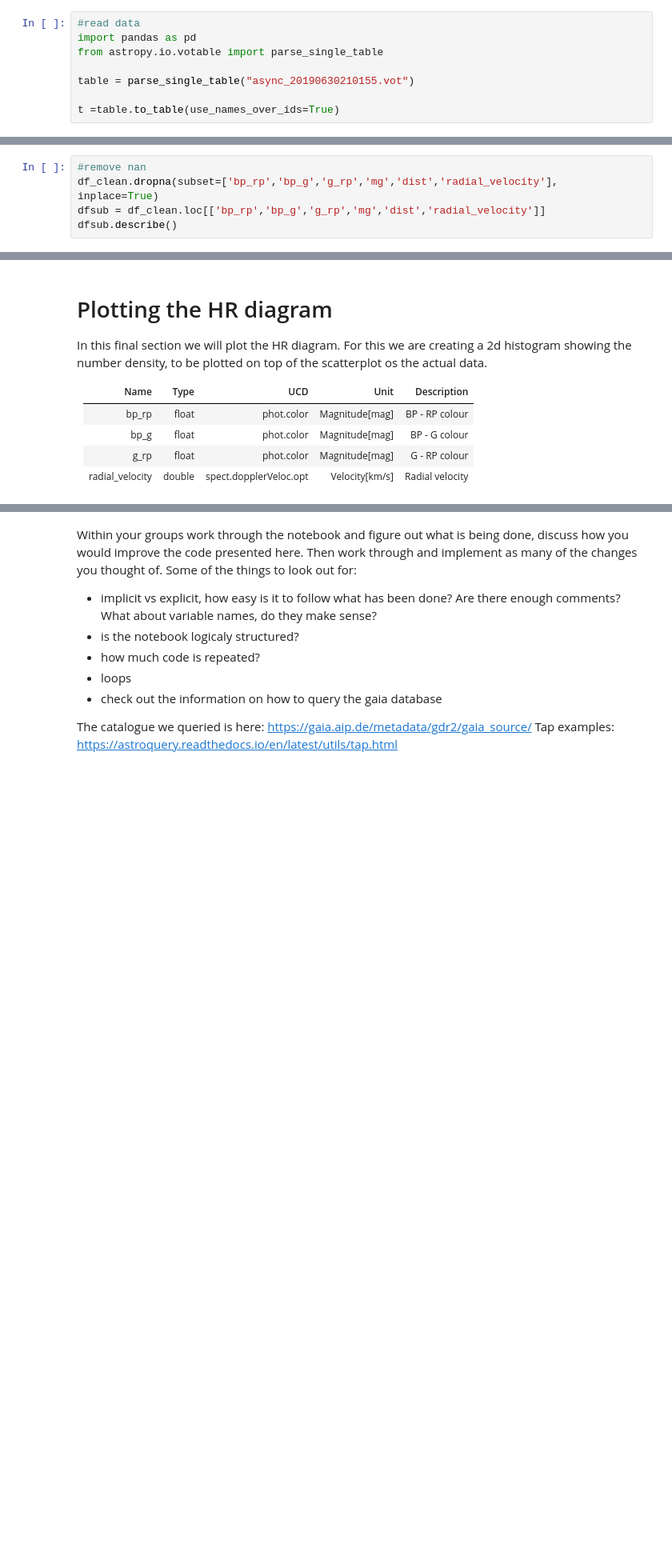
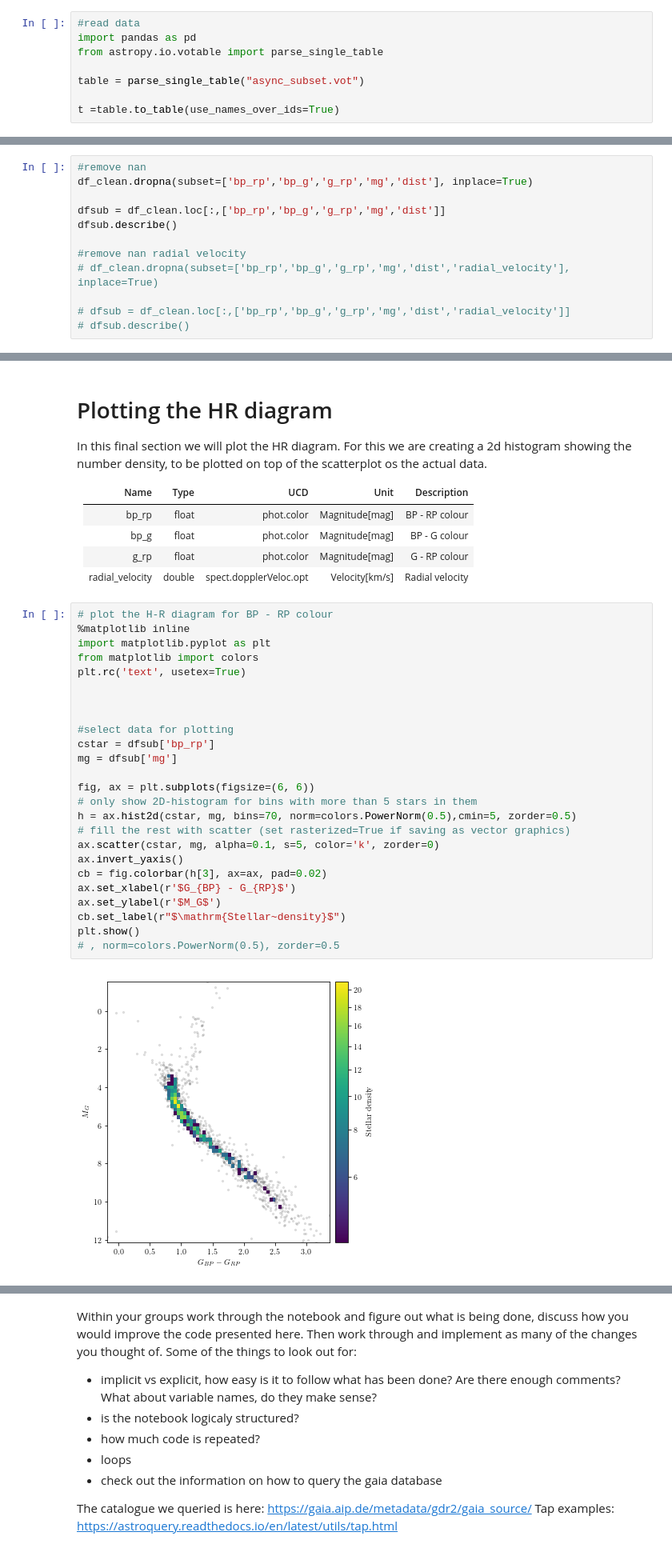
Before and after one commit to harley-wood-school-for-astronomy/HWSA2019, a Jupyter notebook: HWSA2019-PartI.ipynb, the cells around one changed output, grey strips where cells are left out. Shown at 80% size. Cells and saved outputs as stored; diff of their text form; blank space fills up the shorter version.

Commit message:
fix pandas subset bug

```diff
--- a/HWSA2019-PartI.ipynb
+++ b/HWSA2019-PartI.ipynb
@@ -95,7 +95,7 @@ The aim of this section is to make sure we have useful data, ie:
 import pandas as pd
 from astropy.io.votable import parse_single_table
 
-table = parse_single_table("async_20190630210155.vot")
+table = parse_single_table("async_subset.vot")
 
 t =table.to_table(use_names_over_ids=True)
 # %% [output]
@@ -160,5 +190,12 @@ df_clean = df[(df.parallax_over_error > 10) & (df.visibility_periods_used > 8) &
 # %%
 #remove nan
-df_clean.dropna(subset=['bp_rp','bp_g','g_rp','mg','dist','radial_velocity'], inplace=True)
-dfsub = df_clean.loc[['bp_rp','bp_g','g_rp','mg','dist','radial_velocity']]
+df_clean.dropna(subset=['bp_rp','bp_g','g_rp','mg','dist'], inplace=True)
+
+dfsub = df_clean.loc[:,['bp_rp','bp_g','g_rp','mg','dist']]
 dfsub.describe()
+
+#remove nan radial velocity
+# df_clean.dropna(subset=['bp_rp','bp_g','g_rp','mg','dist','radial_velocity'], inplace=True)
+
+# dfsub = df_clean.loc[:,['bp_rp','bp_g','g_rp','mg','dist','radial_velocity']]
+# dfsub.describe()
@@ -174,3 +224,30 @@ For this we are creating a 2d histogram showing the number density, to be plotte
 |bp_g 	|float 	|phot.color 	|Magnitude[mag] 	|BP - G colour|
 |g_rp 	|float 	|phot.color 	|Magnitude[mag] 	|G - RP colour|
 |radial_velocity 	|double 	|spect.dopplerVeloc.opt 	|Velocity[km/s] 	|Radial velocity |
+# %%
+# plot the H-R diagram for BP - RP colour
+%matplotlib inline
+import matplotlib.pyplot as plt
+from matplotlib import colors
+plt.rc('text', usetex=True)
+
+
+
+#select data for plotting
+cstar = dfsub['bp_rp']
+mg = dfsub['mg']
+
+fig, ax = plt.subplots(figsize=(6, 6))
+# only show 2D-histogram for bins with more than 5 stars in them
+h = ax.hist2d(cstar, mg, bins=70, norm=colors.PowerNorm(0.5),cmin=5, zorder=0.5)
+# fill the rest with scatter (set rasterized=True if saving as vector graphics)
+ax.scatter(cstar, mg, alpha=0.1, s=5, color='k', zorder=0)
+ax.invert_yaxis()
+cb = fig.colorbar(h[3], ax=ax, pad=0.02)
+ax.set_xlabel(r'$G_{BP} - G_{RP}$')
+ax.set_ylabel(r'$M_G$')
+cb.set_label(r"$\mathrm{Stellar~density}$")
+plt.show()
+# , norm=colors.PowerNorm(0.5), zorder=0.5
+# %% [output]
+[figure, added]
```
Also changed, not shown: parts of 9 cells of this notebook.
